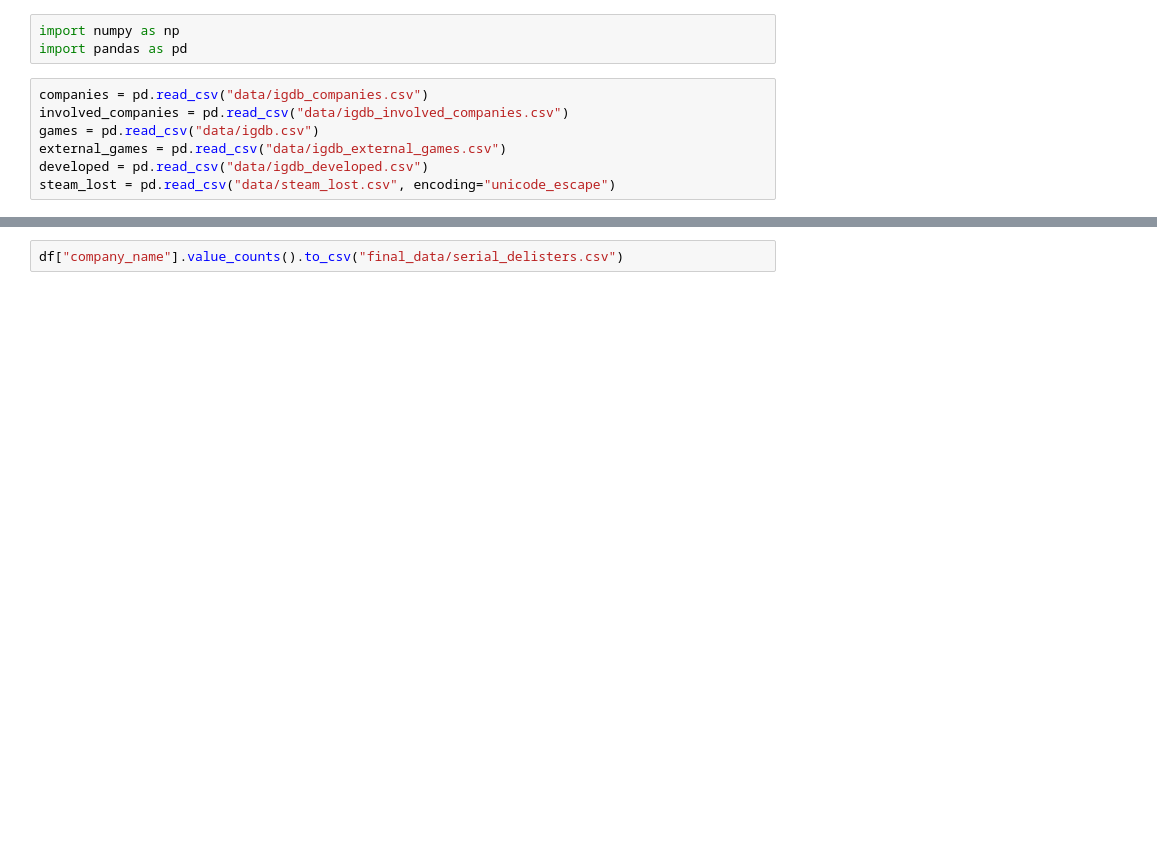
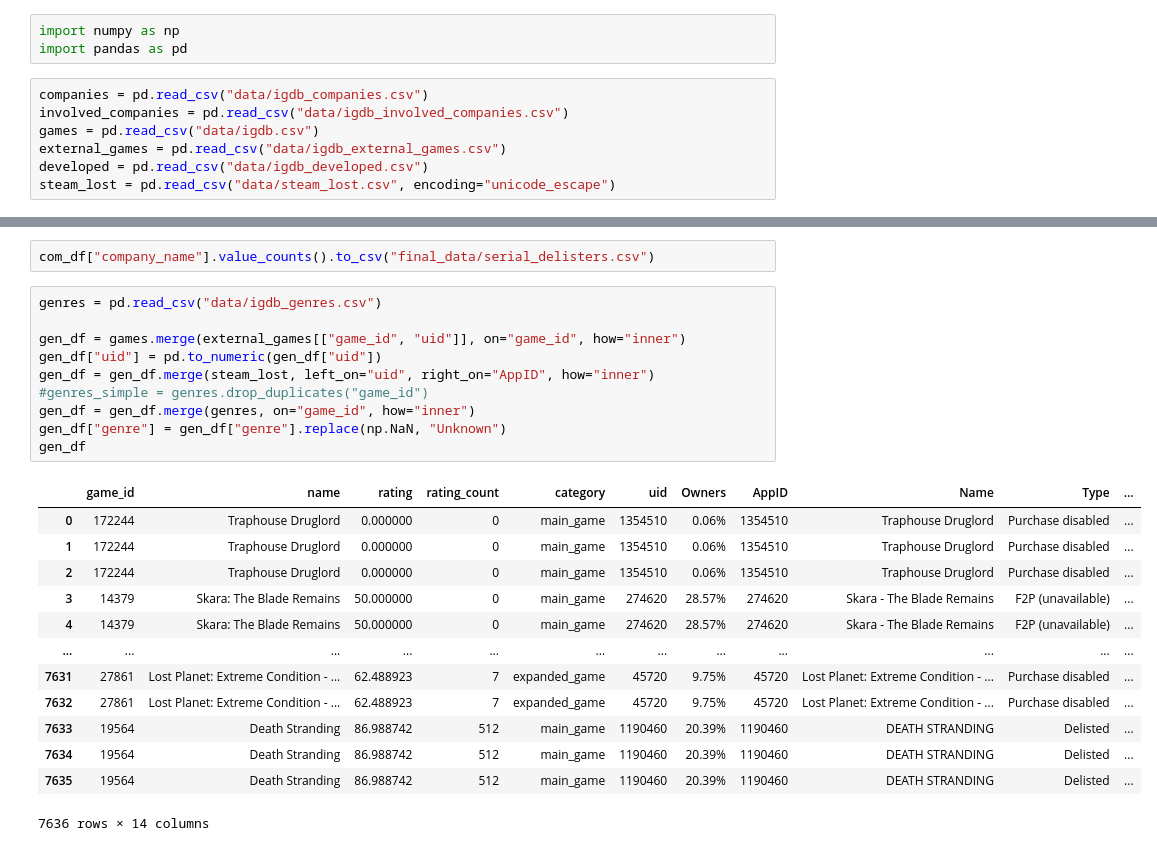
Before and after one commit to ArthurSidle/DataVisCW, a Jupyter notebook: arrange_data.ipynb, the cells around one changed output, grey strips where cells are left out. Drawn from its saved outputs; the diff is of its cells as text; blank space fills up the shorter version.

```diff
--- a/arrange_data.ipynb
+++ b/arrange_data.ipynb
@@ -64,4 +64,28 @@ df
 | 1631 | 19564 | Death Stranding | 86.988742 | 512 | main_game | 1190460 | 170 | Kojima Productions |
 1632 rows × 8 columns
 # %%
-df["company_name"].value_counts().to_csv("final_data/serial_delisters.csv")
+com_df["company_name"].value_counts().to_csv("final_data/serial_delisters.csv")
+# %%
+genres = pd.read_csv("data/igdb_genres.csv")
+
+gen_df = games.merge(external_games[["game_id", "uid"]], on="game_id", how="inner")
+gen_df["uid"] = pd.to_numeric(gen_df["uid"])
+gen_df = gen_df.merge(steam_lost, left_on="uid", right_on="AppID", how="inner")
+#genres_simple = genres.drop_duplicates("game_id")
+gen_df = gen_df.merge(genres, on="game_id", how="inner")
+gen_df["genre"] = gen_df["genre"].replace(np.NaN, "Unknown")
+gen_df
+# %% [output]
+|  | game_id | name | rating | rating_count | category | uid | Owners | AppID | Name | Type | ... |
+| 0 | 172244 | Traphouse Druglord | 0.000000 | 0 | main_game | 1354510 | 0.06% | 1354510 | Traphouse Druglord | Purchase disabled | ... |
+| 1 | 172244 | Traphouse Druglord | 0.000000 | 0 | main_game | 1354510 | 0.06% | 1354510 | Traphouse Druglord | Purchase disabled | ... |
+| 2 | 172244 | Traphouse Druglord | 0.000000 | 0 | main_game | 1354510 | 0.06% | 1354510 | Traphouse Druglord | Purchase disabled | ... |
+| 3 | 14379 | Skara: The Blade Remains | 50.000000 | 0 | main_game | 274620 | 28.57% | 274620 | Skara - The Blade Remains | F2P (unavailable) | ... |
+| 4 | 14379 | Skara: The Blade Remains | 50.000000 | 0 | main_game | 274620 | 28.57% | 274620 | Skara - The Blade Remains | F2P (unavailable) | ... |
+| ... | ... | ... | ... | ... | ... | ... | ... | ... | ... | ... | ... |
+| 7631 | 27861 | Lost Planet: Extreme Condition - ... | 62.488923 | 7 | expanded_game | 45720 | 9.75% | 45720 | Lost Planet: Extreme Condition - ... | Purchase disabled | ... |
+| 7632 | 27861 | Lost Planet: Extreme Condition - ... | 62.488923 | 7 | expanded_game | 45720 | 9.75% | 45720 | Lost Planet: Extreme Condition - ... | Purchase disabled | ... |
+| 7633 | 19564 | Death Stranding | 86.988742 | 512 | main_game | 1190460 | 20.39% | 1190460 | DEATH STRANDING | Delisted | ... |
+| 7634 | 19564 | Death Stranding | 86.988742 | 512 | main_game | 1190460 | 20.39% | 1190460 | DEATH STRANDING | Delisted | ... |
+| 7635 | 19564 | Death Stranding | 86.988742 | 512 | main_game | 1190460 | 20.39% | 1190460 | DEATH STRANDING | Delisted | ... |
+7636 rows × 14 columns
```
Also changed, not shown: parts of 7 cells of this notebook, 7 other files.
